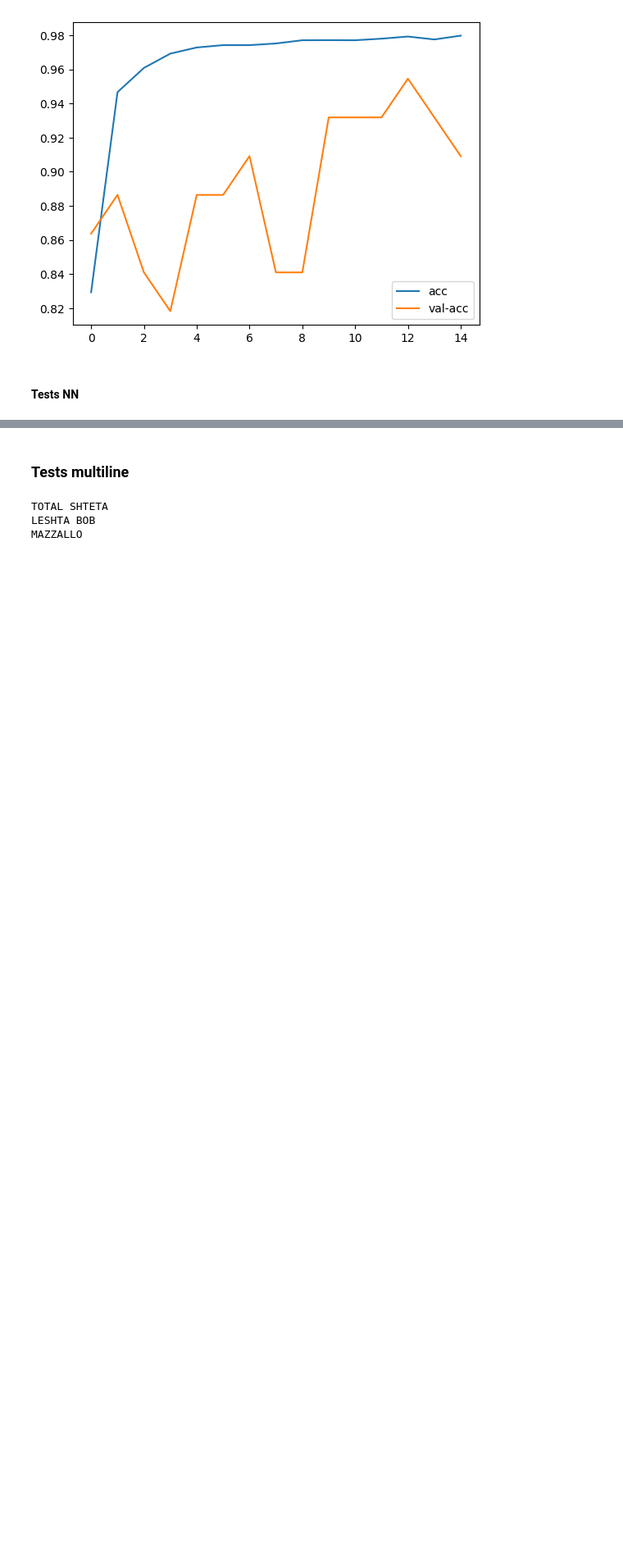
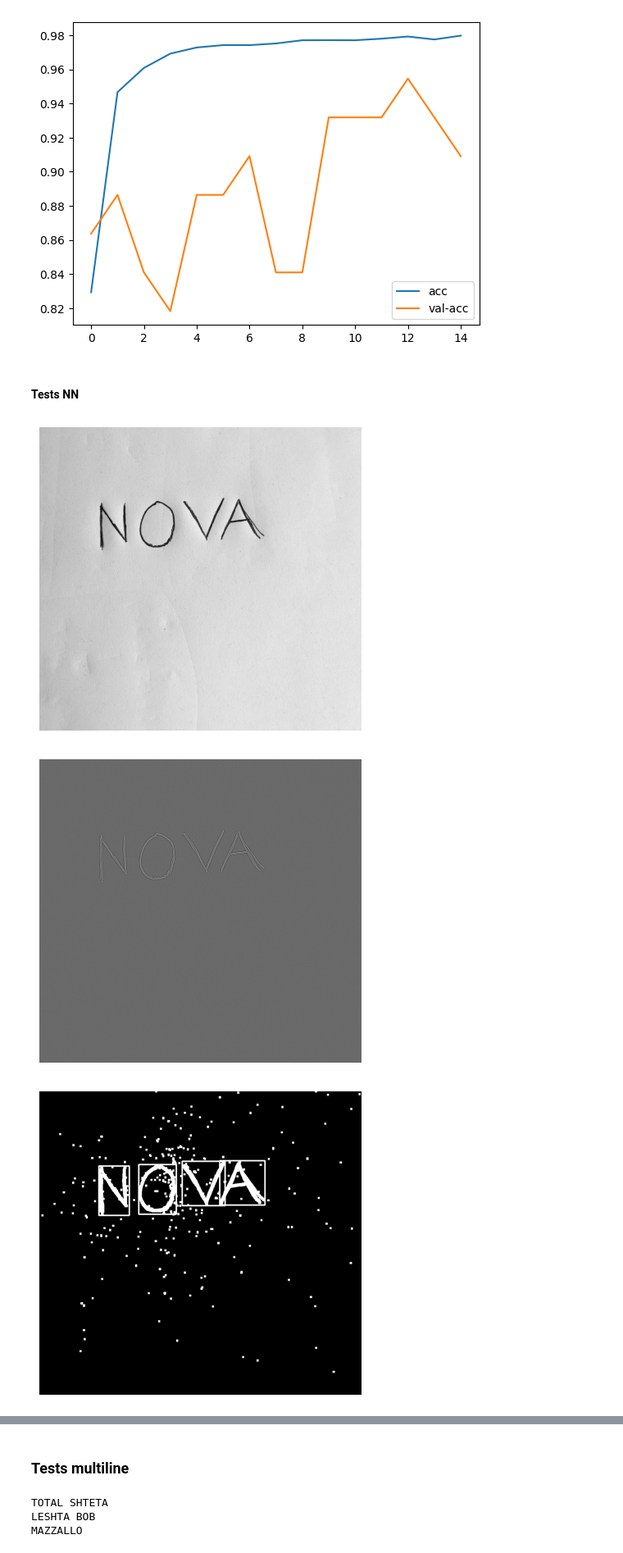
Before and after one commit to GeorgiPachov/digital-image-proc, a Jupyter notebook: nn-2.ipynb, the cells around one changed output, grey strips where cells are left out. Shown at 82% size. Saved outputs shown, nothing was run; the diff lists cells and outputs as text; code cells hidden in the pictures; blank space fills up the shorter version.

```diff
--- a/nn-2.ipynb
+++ b/nn-2.ipynb
@@ -281,9 +326,12 @@ def dilate(img, it=1):
 def blur(x):
     return cv2.GaussianBlur(x, (3, 3), cv2.BORDER_DEFAULT)
 # %%
-def bin_2(path):
+def bin_2(path, show_steps=False):
     x = read(path)
     y = cv2.Laplacian(x, cv2.CV_16S, ksize=3)
+    if show_steps:
+        show(x)
+        show(y)
 
     # Binarize
     z = y.copy()
@@ -292,13 +340,13 @@ def bin_2(path):
     return z
 
 def pipeline_2(path, show_steps=False):
-    z = bin_2(path)
+    z = bin_2(path, show_steps)
 
     # Thicken letters
     q = dilate(z, it=3).astype(np.uint8)
 
     # Find components
-    lines = components(q)
+    lines = components(q, show_steps=show_steps)
 
     if show_steps:
         show(z)
@@ -572,13 +632,15 @@ def classify_nn(letter_img, inference_size=(size, size), _filter='.png'):
 def ocr(path, show_steps, class_fn):
     lines = pipeline_2(path, show_steps=show_steps)
     text = ''
-    for line in lines:
-        for word in line:
+    for il, line in enumerate(lines):
+        for iw, word in enumerate(line):
             for c, *_ in word:
                 char = class_fn(c)[0]
                 text += char
-            text += ' '
-        text += '\n'
+            if iw != len(line) - 1:
+                text += ' '
+        if il != len(lines) - 1:
+            text += '\n'
     return text
 
 def ocr_nn(path, show_steps=False):
@@ -590,5 +652,8 @@ def ocr_nn_augmented(path, show_steps=False):
 # %% [markdown]
 #### Tests NN
 # %%
-ocr_nn('nova.png')
+ocr_nn('nova.png', show_steps=True)
 # %% [output]
+[figure, added]
+[figure, added]
+[figure, added]
```
Also changed, not shown: parts of 23 cells of this notebook.
